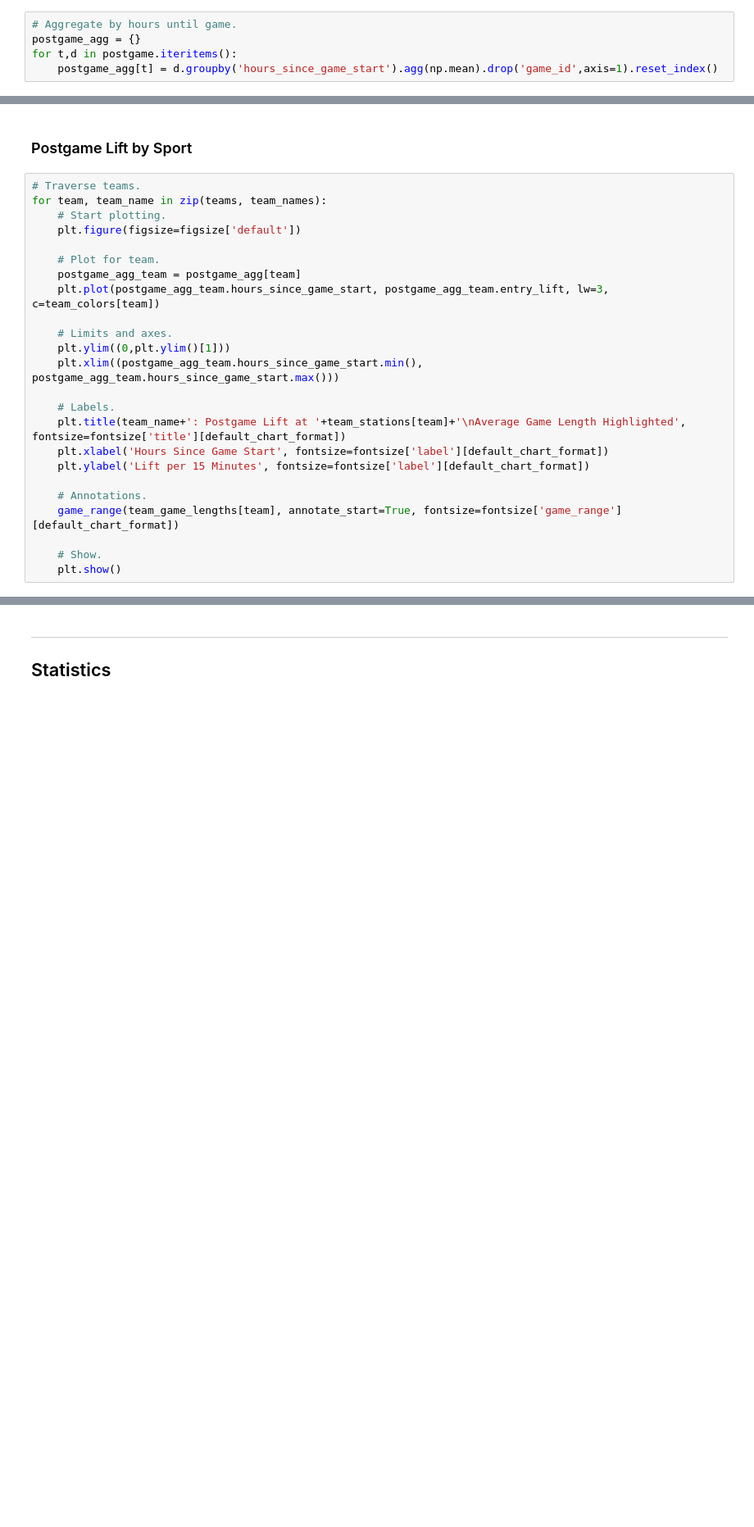
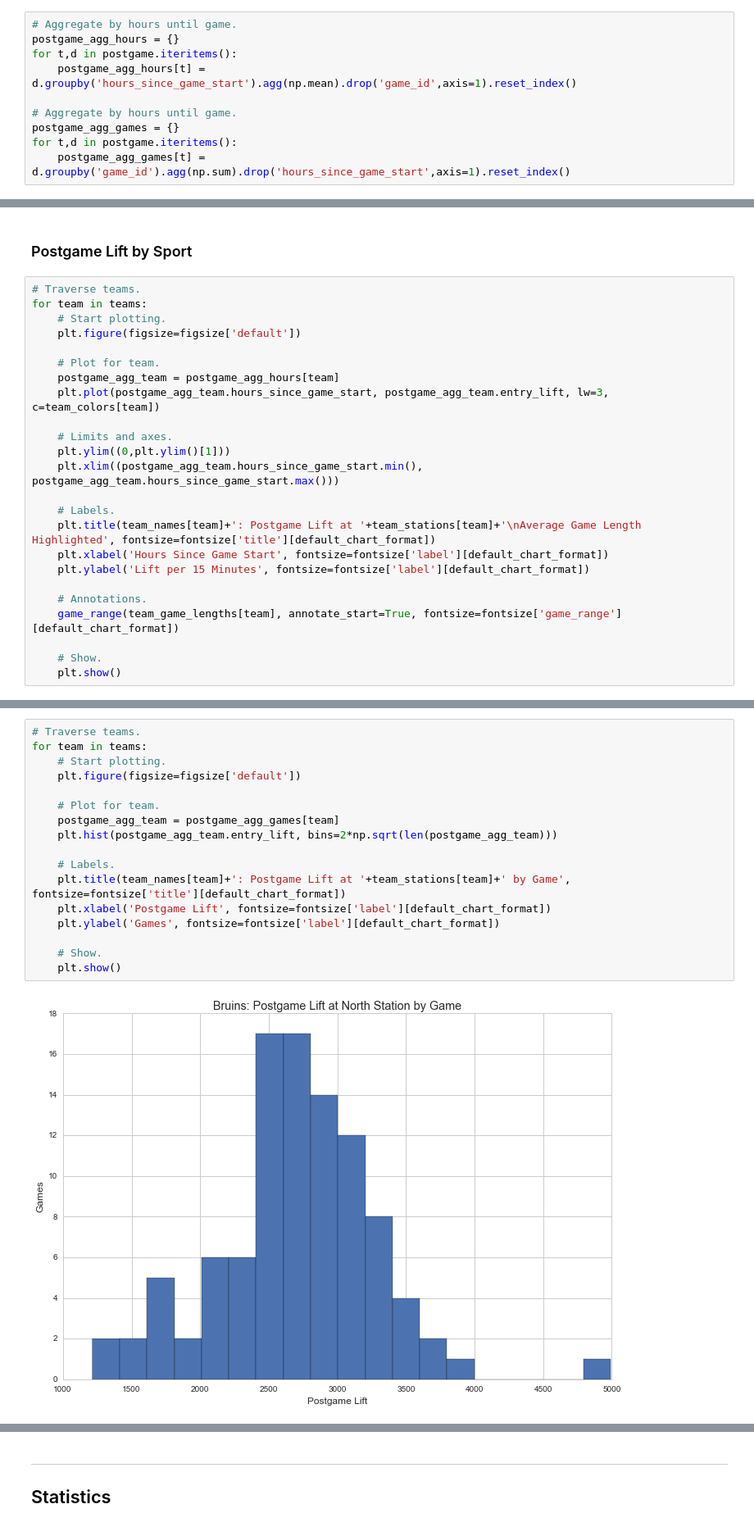
Before and after one commit to azampagl/harvard-capstone, a Jupyter notebook: src/sports/postgame.ipynb, the cells around one changed output, grey strips where cells are left out. Shown at 82% size. Cells and saved outputs as stored; diff of their text form; blank space fills up the shorter version.

Commit message:
Additional game distribution charts

```diff
--- a/src/sports/postgame.ipynb
+++ b/src/sports/postgame.ipynb
@@ -51,9 +51,14 @@ postgame = {
 ### Aggregations
 # %%
 # Aggregate by hours until game.
-postgame_agg = {}
+postgame_agg_hours = {}
 for t,d in postgame.iteritems():
-    postgame_agg[t] = d.groupby('hours_since_game_start').agg(np.mean).drop('game_id',axis=1).reset_index()
+    postgame_agg_hours[t] = d.groupby('hours_since_game_start').agg(np.mean).drop('game_id',axis=1).reset_index()
+
+# Aggregate by hours until game.
+postgame_agg_games = {}
+for t,d in postgame.iteritems():
+    postgame_agg_games[t] = d.groupby('game_id').agg(np.sum).drop('hours_since_game_start',axis=1).reset_index()
 # %% [markdown]
 ---
 ## Visualization
@@ -61,12 +66,12 @@ for t,d in postgame.iteritems():
 ### Postgame Lift by Sport
 # %%
 # Traverse teams.
-for team, team_name in zip(teams, team_names):
+for team in teams:
     # Start plotting.
     plt.figure(figsize=figsize['default'])
 
     # Plot for team.
-    postgame_agg_team = postgame_agg[team]
+    postgame_agg_team = postgame_agg_hours[team]
     plt.plot(postgame_agg_team.hours_since_game_start, postgame_agg_team.entry_lift, lw=3, c=team_colors[team])
 
     # Limits and axes.
@@ -74,7 +79,7 @@ for team, team_name in zip(teams, team_names):
     plt.xlim((postgame_agg_team.hours_since_game_start.min(), postgame_agg_team.hours_since_game_start.max()))
 
     # Labels.
-    plt.title(team_name+': Postgame Lift at '+team_stations[team]+'\nAverage Game Length Highlighted', fontsize=fontsize['title'][default_chart_format])
+    plt.title(team_names[team]+': Postgame Lift at '+team_stations[team]+'\nAverage Game Length Highlighted', fontsize=fontsize['title'][default_chart_format])
     plt.xlabel('Hours Since Game Start', fontsize=fontsize['label'][default_chart_format])
     plt.ylabel('Lift per 15 Minutes', fontsize=fontsize['label'][default_chart_format])
 
@@ -93,0 +97,19 @@ TODO
+# %%
+# Traverse teams.
+for team in teams:
+    # Start plotting.
+    plt.figure(figsize=figsize['default'])
+
+    # Plot for team.
+    postgame_agg_team = postgame_agg_games[team]
+    plt.hist(postgame_agg_team.entry_lift, bins=2*np.sqrt(len(postgame_agg_team)))
+
+    # Labels.
+    plt.title(team_names[team]+': Postgame Lift at '+team_stations[team]+' by Game', fontsize=fontsize['title'][default_chart_format])
+    plt.xlabel('Postgame Lift', fontsize=fontsize['label'][default_chart_format])
+    plt.ylabel('Games', fontsize=fontsize['label'][default_chart_format])
+
+    # Show.
+    plt.show()
+# %% [output]
+[figure, added]
```
Also changed, not shown: parts of 3 cells of this notebook, 2 other files.
